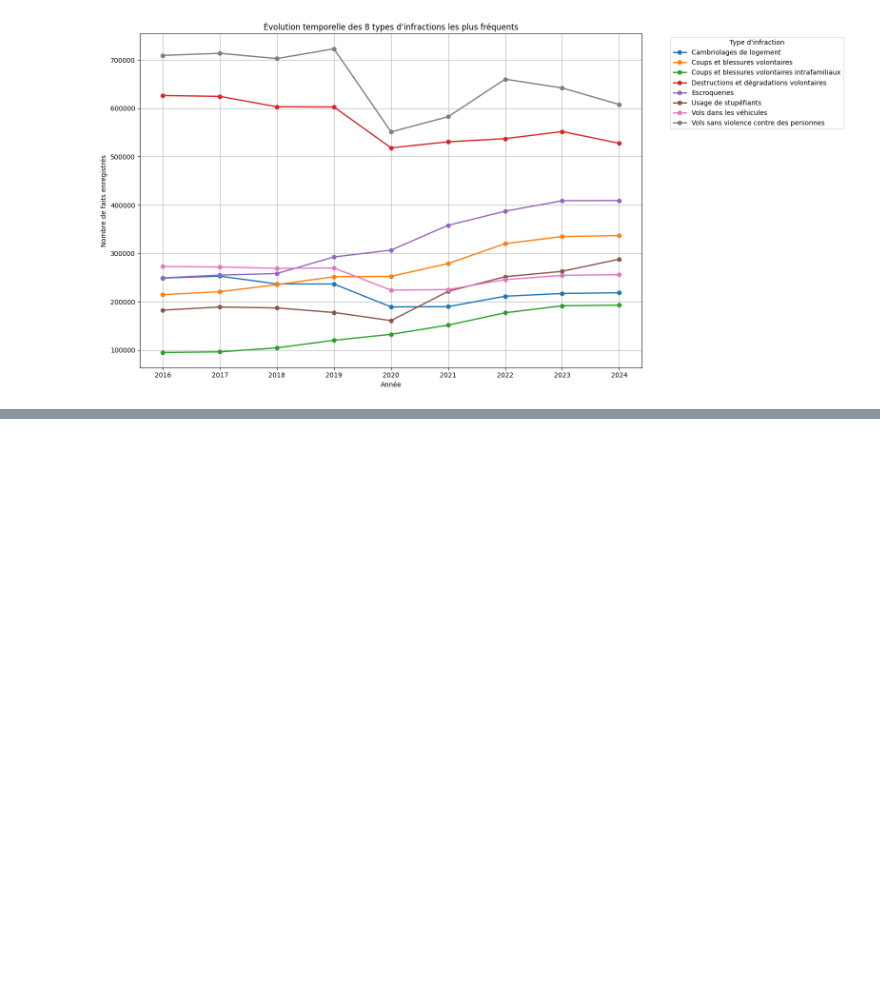
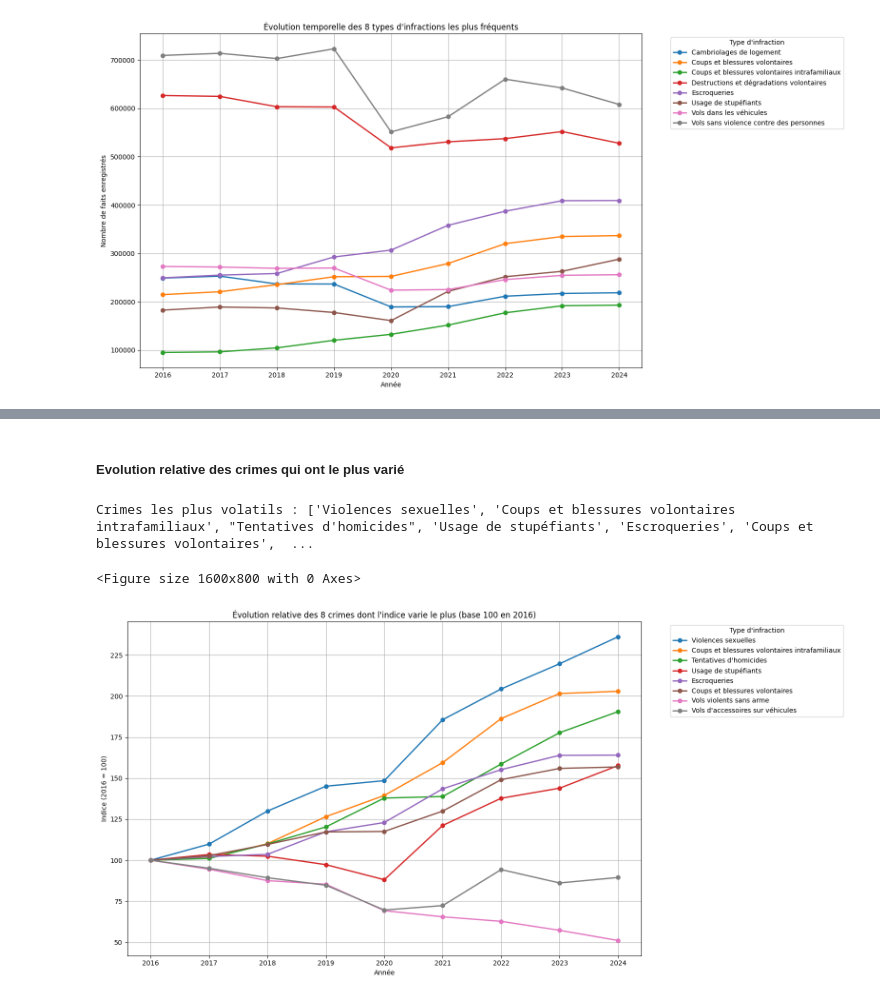
Before and after one commit to zuulaika/Projet-python, a Jupyter notebook: criminalite.ipynb, the cells around one changed output, grey strips where cells are left out. Saved outputs shown, nothing was run; the diff lists cells and outputs as text; code cells hidden in the pictures; blank space fills up the shorter version.

```diff
--- a/criminalite.ipynb
+++ b/criminalite.ipynb
@@ -141,0 +175,28 @@ plt.show()
+# %% [markdown]
+##### Evolution relative des crimes qui ont le plus varié
+# %%
+variation = df_index.max() - df_index.min()
+top8_var = variation.sort_values(ascending=False).head(8).index.tolist()
+
+print("Crimes les plus volatils :", top8_var)
+
+df_index_top8 = df_index[top8_var]
+
+# ------------------------------------------------------
+# 5. Graphique : variation des 8 crimes les plus volatils
+# ------------------------------------------------------
+plt.figure(figsize=(16, 8))
+df_index_top8.plot(marker='o', linewidth=2, figsize=(16, 8))
+
+plt.title("Évolution relative des 8 crimes dont l'indice varie le plus (base 100 en 2016)")
+plt.xlabel("Année")
+plt.ylabel("Indice (2016 = 100)")
+plt.grid(True)
+plt.legend(title="Type d'infraction", bbox_to_anchor=(1.05, 1), loc='upper left')
+
+plt.tight_layout()
+plt.show()
+# %% [output]
+Crimes les plus volatils : ['Violences sexuelles', 'Coups et blessures volontaires intrafamiliaux', "Tentatives d'homicides", 'Usage de stupéfiants', 'Escroqueries', 'Coups et blessures volontaires',  ...
+<Figure size 1600x800 with 0 Axes>
+[figure, added]
```
Also changed, not shown: parts of 2 cells of this notebook.
